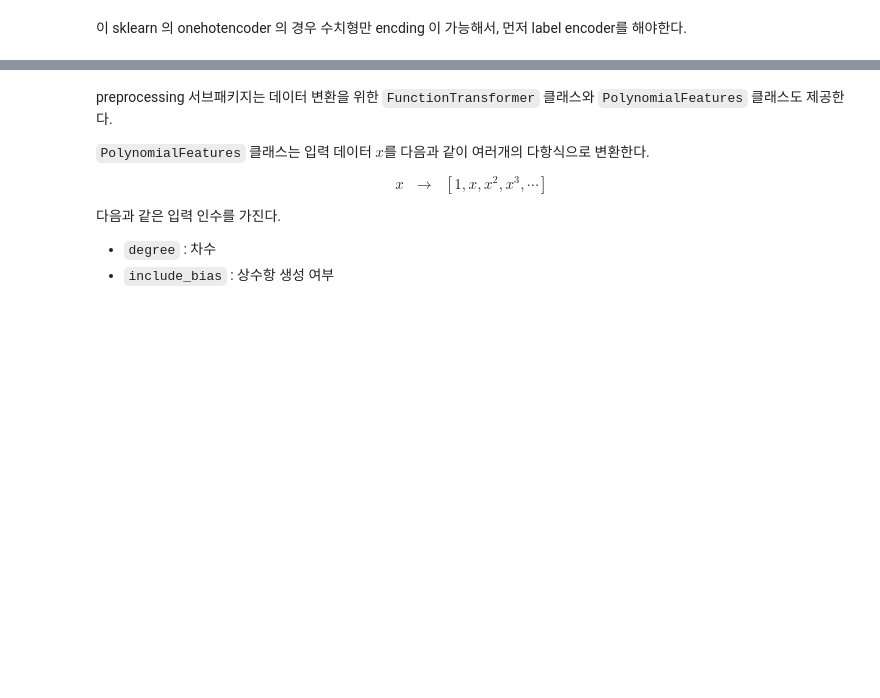
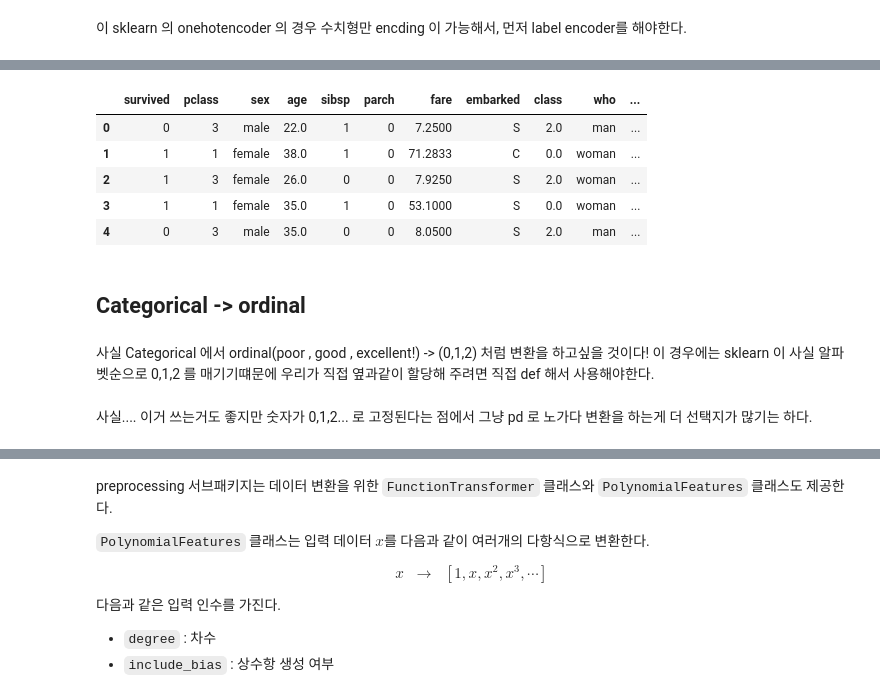
Before and after one commit to hana-dool/Data_Processing, a Jupyter notebook: [Scaling,Transfrom].ipynb, the cells around one changed output, grey strips where cells are left out. Drawn from its saved outputs; the diff is of its cells as text; code cells hidden in the pictures; blank space fills up the shorter version.

```diff
--- a/[Scaling,Transfrom].ipynb
+++ b/[Scaling,Transfrom].ipynb
@@ -467,0 +195,18 @@ pd.get_dummies(titanic['embark_town']) . head()
+# %%
+from sklearn.preprocessing import OrdinalEncoder # 이건 Label encoder 로 불가능하다.
+Encoder = OrdinalEncoder()
+titanic[['class','alone']]=Encoder.fit_transform(titanic[['class','alone']])
+titanic.head()
+# %% [output]
+|  | survived | pclass | sex | age | sibsp | parch | fare | embarked | class | who | ... |
+| 0 | 0 | 3 | male | 22.0 | 1 | 0 | 7.2500 | S | 2.0 | man | ... |
+| 1 | 1 | 1 | female | 38.0 | 1 | 0 | 71.2833 | C | 0.0 | woman | ... |
+| 2 | 1 | 3 | female | 26.0 | 0 | 0 | 7.9250 | S | 2.0 | woman | ... |
+| 3 | 1 | 1 | female | 35.0 | 1 | 0 | 53.1000 | S | 0.0 | woman | ... |
+| 4 | 0 | 3 | male | 35.0 | 0 | 0 | 8.0500 | S | 2.0 | man | ... |
+# %% [markdown]
+## Categorical -> ordinal
+# %% [markdown]
+사실 Categorical 에서 ordinal(poor , good , excellent!) -> (0,1,2) 처럼 변환을 하고싶을 것이다! 이 경우에는 sklearn 이 사실 알파벳순으로 0,1,2 를 매기기떄문에 우리가 직접 옆과같이 할당해 주려면 직접 def 해서 사용해야한다.
+# %% [markdown]
+사실.... 이거 쓰는거도 좋지만 숫자가 0,1,2... 로 고정된다는 점에서 그냥 pd 로 노가다 변환을 하는게 더 선택지가 많기는 하다.
```
Also changed, not shown: parts of 160 cells of this notebook, 2 other files.
